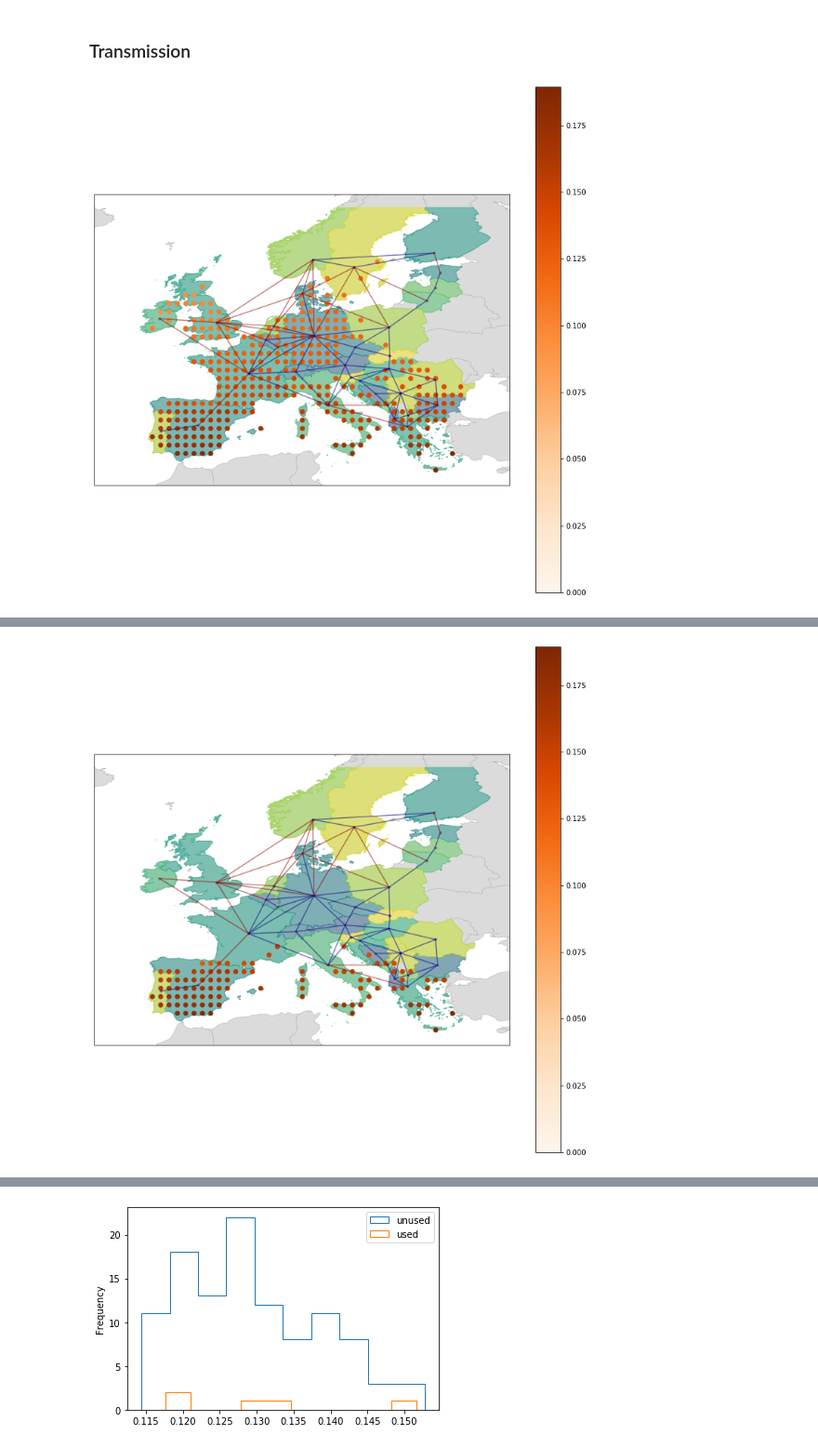
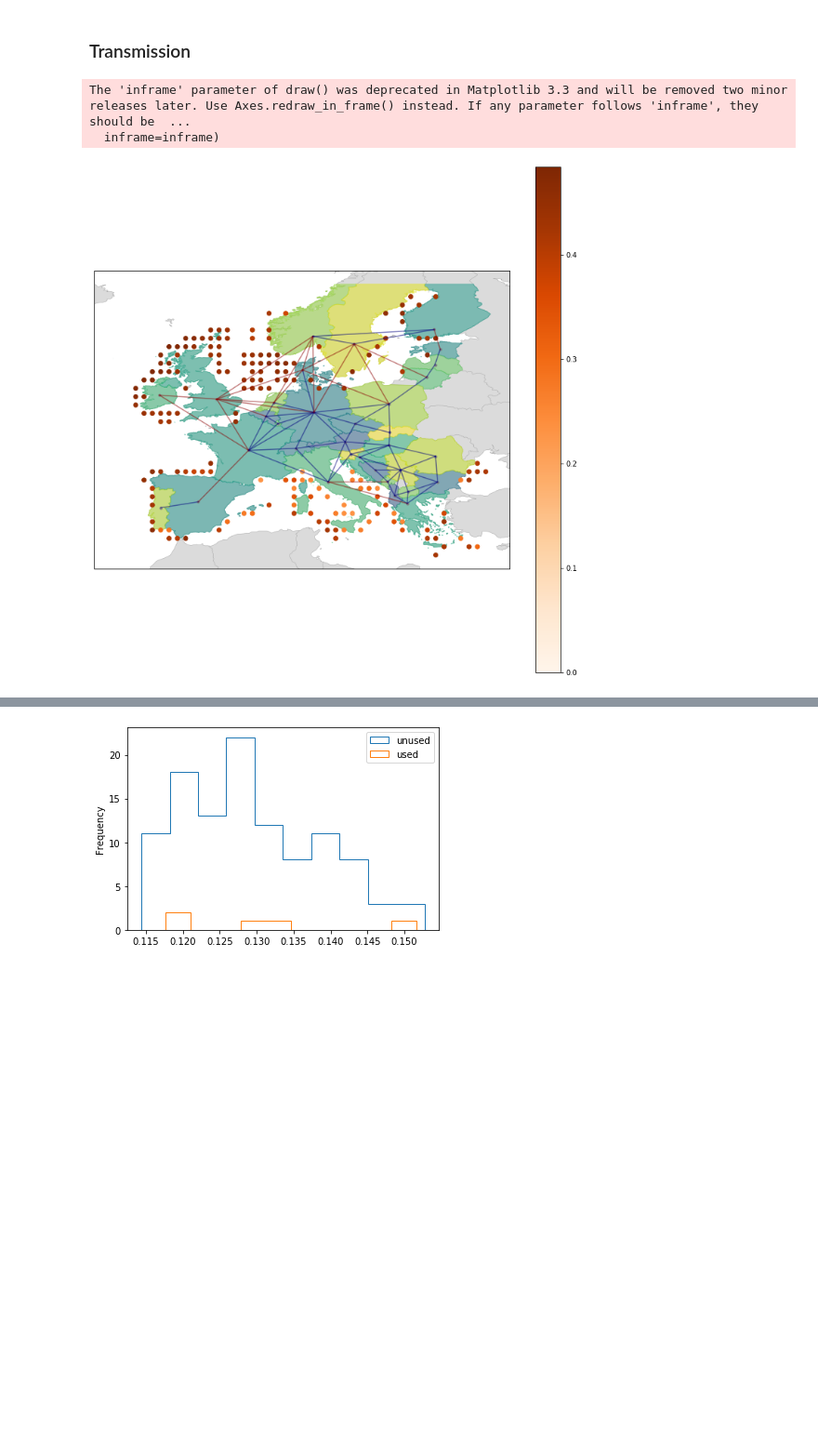
Before and after one commit to montefesp/REplan, a Jupyter notebook: projects/tyndp2018/analysis.ipynb, the cells around one changed output, grey strips where cells are left out. Shown: that part at 93% size. Drawn from its saved outputs; the diff is of its cells as text; code cells hidden in the pictures; blank space fills up the shorter version.

```diff
--- a/projects/tyndp2018/analysis.ipynb
+++ b/projects/tyndp2018/analysis.ipynb
@@ -12,8 +12,6 @@ import pickle
 # %% [markdown]
 ### Parameters
 # %%
-year = 2018
-
 techs = ["ccgt", "pv_residential_national", "pv_utility_national",
          "wind_offshore_national", "wind_onshore_national",
          "AC", "DC", "Li-ion"]
@@ -29,9 +27,8 @@ regions_dict = {'Iberia': ['ES', 'PT'],
                 'East': ['PL', 'HU', 'CZ', 'SK', 'LV', 'LT', 'EE'],
                 'South': ['HR', 'GR', 'BG', 'RO']}
 
-cases = ['nositing_EU_1.0_excap', 'siting_2018_EU_1.0_excap_mincostglobal_davidsbars',  'siting_2018_EU_excap_mincostglobal_oneszeros']
-# cases = ['nositing_1.0_highcost', 'siting_1.0_mincost_hour_1.0']
-cases_short = ["full", 'orangebars', 'oneszeros']
+cases = ['nositing_EU_1.0_excap',  'siting_2018_EU_1.0_xi0.5flat1.0']
+cases_short = ["full", 'xi0.5flat1.0']# 'orangebars', 'oneszeros']
 # %% [markdown]
 ### Loading solved nets
 # %%
@@ -195,7 +195,7 @@ orangebars  0.126  0.67666
 # Comparing site in siting runs vs no siting, looking at the concepts of true positive etc
 techs = ["wind_onshore_national", "wind_offshore_national", "pv_utility_national", "pv_residential_national"]
 nositing_net = nets[cases_short[0]]
-min_cap = 1.1
+min_cap = 1e-3
 nositing_res_gens = nositing_net.generators[(nositing_net.generators.type.isin(techs))
                                             & (nositing_net.generators.p_nom_opt > min_cap)]
 nositing_set = set(nositing_res_gens.index)
@@ -297,7 +297,7 @@ techs = ["pv_utility_national", "pv_residential_national", "wind_onshore_nationa
 nositing_net = nets[cases_short[0]]
 min_cap = 1e-3
 prec_recall = pd.DataFrame(0., columns=["Precision", "Recall"], index=net.buses.index, dtype=float)
-case = cases_short[2]
+case = cases_short[1]
 for bus in net.buses.index:
     # full lp
     nositing_res_gens = nositing_net.generators[(nositing_net.generators.bus == bus)
@@ -591,23 +587,25 @@ for case in cases:
 # %%
 from iepy.topologies.core.plot import plot_topology
 import shapely.wkt
 
 # !!! Why are sites exploited at the maximum of their potential????
 
-min_cap = 0
+min_cap = 1e-3
 for case in cases_short:
     net = nets[case]
     net.buses["onshore_region"] = net.buses.region.apply(lambda x: shapely.wkt.loads(x))
     net.buses["offshore_region"] = None
     ax = plot_topology(net.buses, net.links)
-    techs = ["pv_utility_national"]
+    techs = ["wind_offshore_national"]
     res_generators = net.generators[(net.generators.type.isin(techs)) & (net.generators.p_nom_opt >= min_cap)]
     x = res_generators.loc[res_generators.index, "x"].values
     y = res_generators.loc[res_generators.index, "y"].values
     #values = res_generators.p_nom_opt.values
     #values = (res_generators.p_nom_opt/res_generators.p_nom_max).values
     values = net.generators_t.p_max_pu[res_generators.index].mean()
     map1 = ax.scatter(x, y, c=values, cmap='Oranges', vmin=0)
     plt.colorbar(map1, ax=ax)
 # %% [output]
+The 'inframe' parameter of draw() was deprecated in Matplotlib 3.3 and will be removed two minor releases later. Use Axes.redraw_in_frame() instead. If any parameter follows 'inframe', they should be  ...
+  inframe=inframe)
-[figure, old version]
+[figure, new version]
@@ -615 +612,0 @@ for case in cases_short:
-[figure, removed]
```
Also changed, not shown: parts of 14 cells of this notebook, 9 other files.
